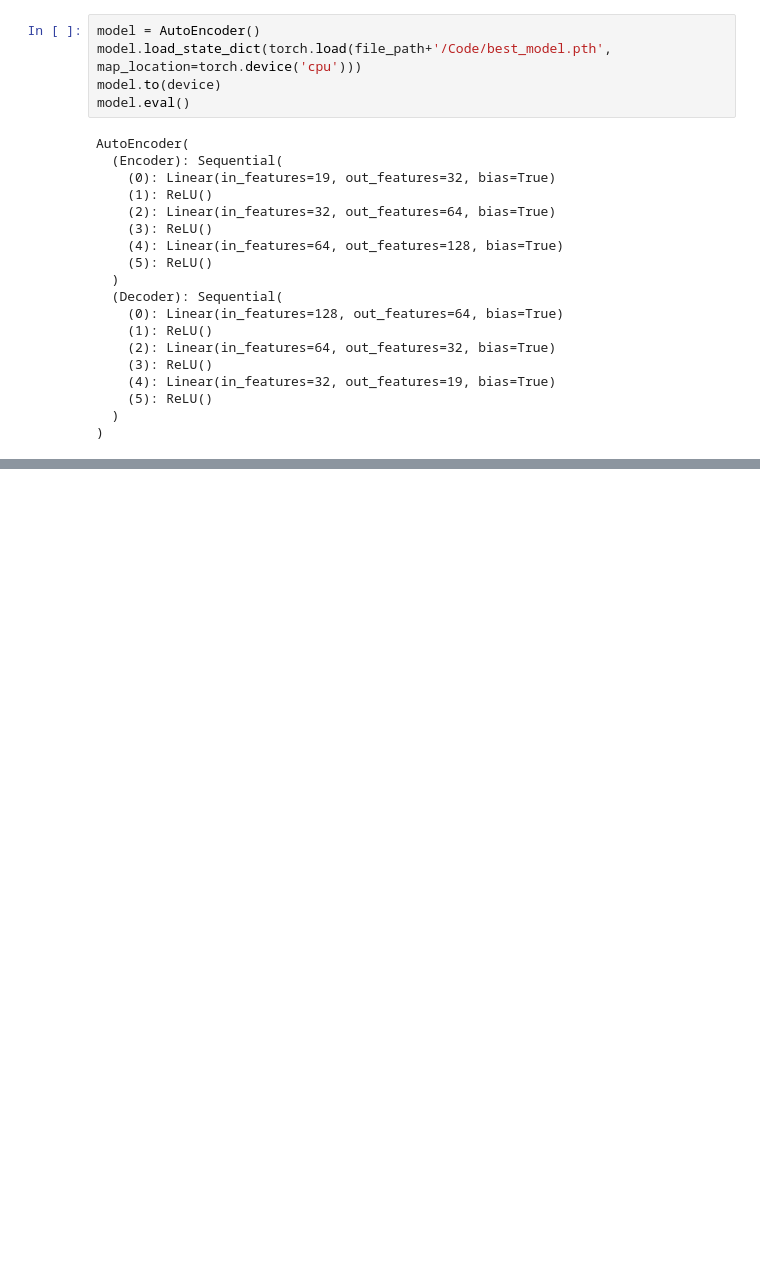
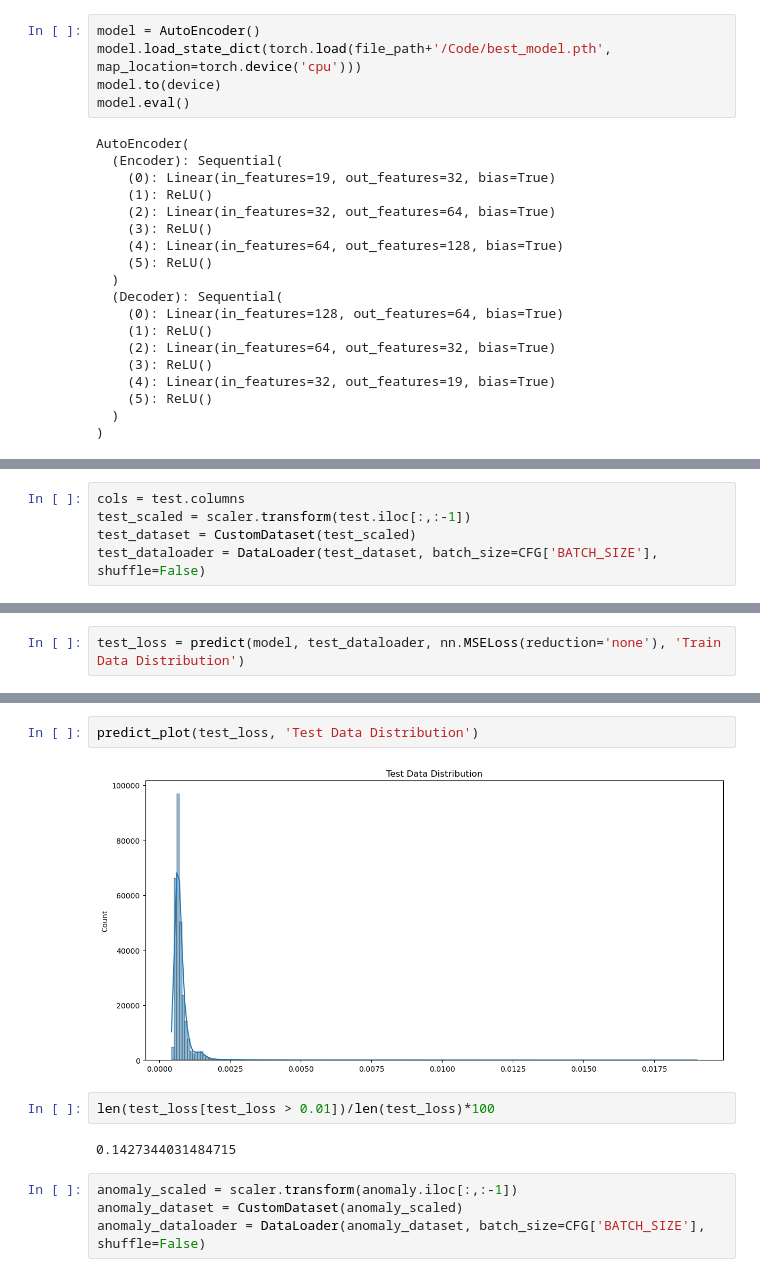
Before and after one commit to LEEINSEO-0118/Heat_Treatment_PdM, a Jupyter notebook: Code/modeling.ipynb, the cells around one changed output, grey strips where cells are left out. Cells and saved outputs as stored; diff of their text form; blank space fills up the shorter version.

```diff
--- a/Code/modeling.ipynb
+++ b/Code/modeling.ipynb
@@ -284,0 +306,5 @@ AutoEncoder(
+# %%
+cols = test.columns
+test_scaled = scaler.transform(test.iloc[:,:-1])
+test_dataset = CustomDataset(test_scaled)
+test_dataloader = DataLoader(test_dataset, batch_size=CFG['BATCH_SIZE'], shuffle=False)
@@ -315,0 +364,2 @@ test_scaled = scaler.transform(test.iloc[:,:-1])
+# %%
+test_loss = predict(model, test_dataloader, nn.MSELoss(reduction='none'), 'Train Data Distribution')
@@ -315,0 +368,12 @@ test_scaled = scaler.transform(test.iloc[:,:-1])
+# %%
+predict_plot(test_loss, 'Test Data Distribution')
+# %% [output]
+[figure, added]
+# %%
+len(test_loss[test_loss > 0.01])/len(test_loss)*100
+# %% [output]
+0.1427344031484715
+# %%
+anomaly_scaled = scaler.transform(anomaly.iloc[:,:-1])
+anomaly_dataset = CustomDataset(anomaly_scaled)
+anomaly_dataloader = DataLoader(anomaly_dataset, batch_size=CFG['BATCH_SIZE'], shuffle=False)
```
Also changed, not shown: parts of 22 cells of this notebook.
